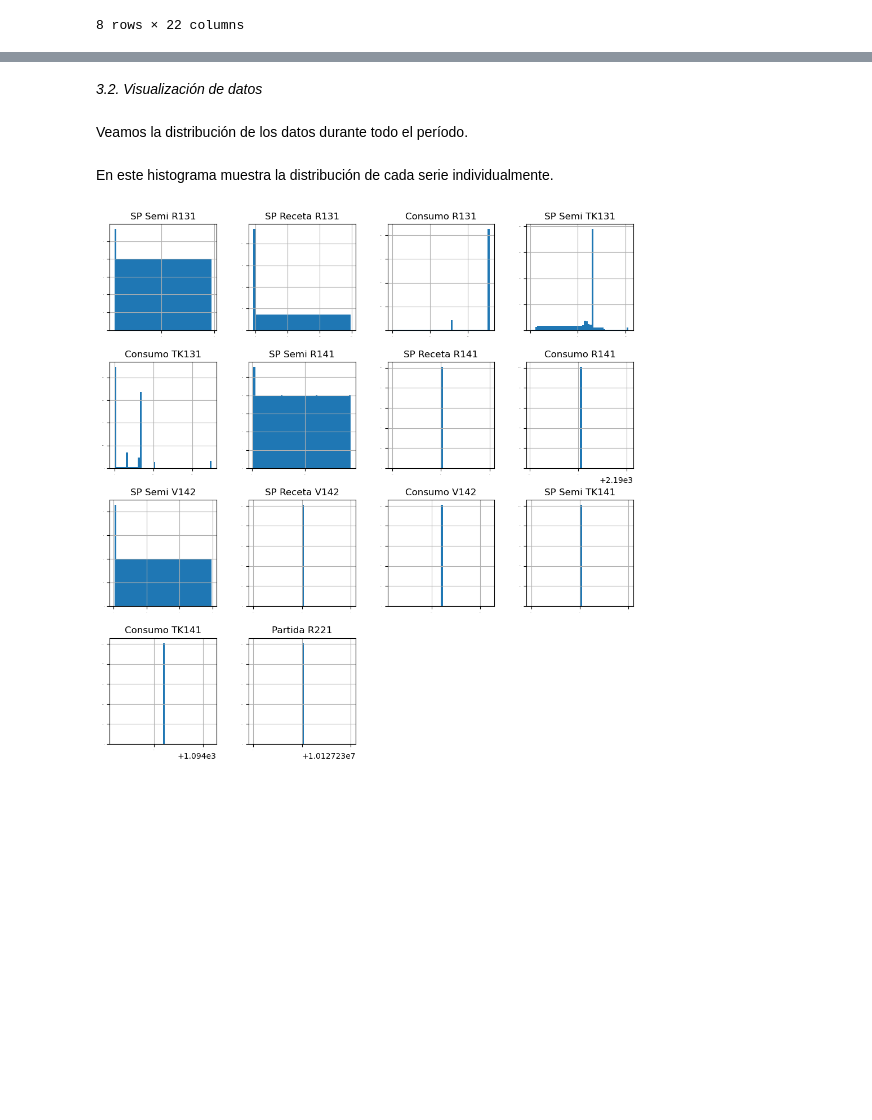
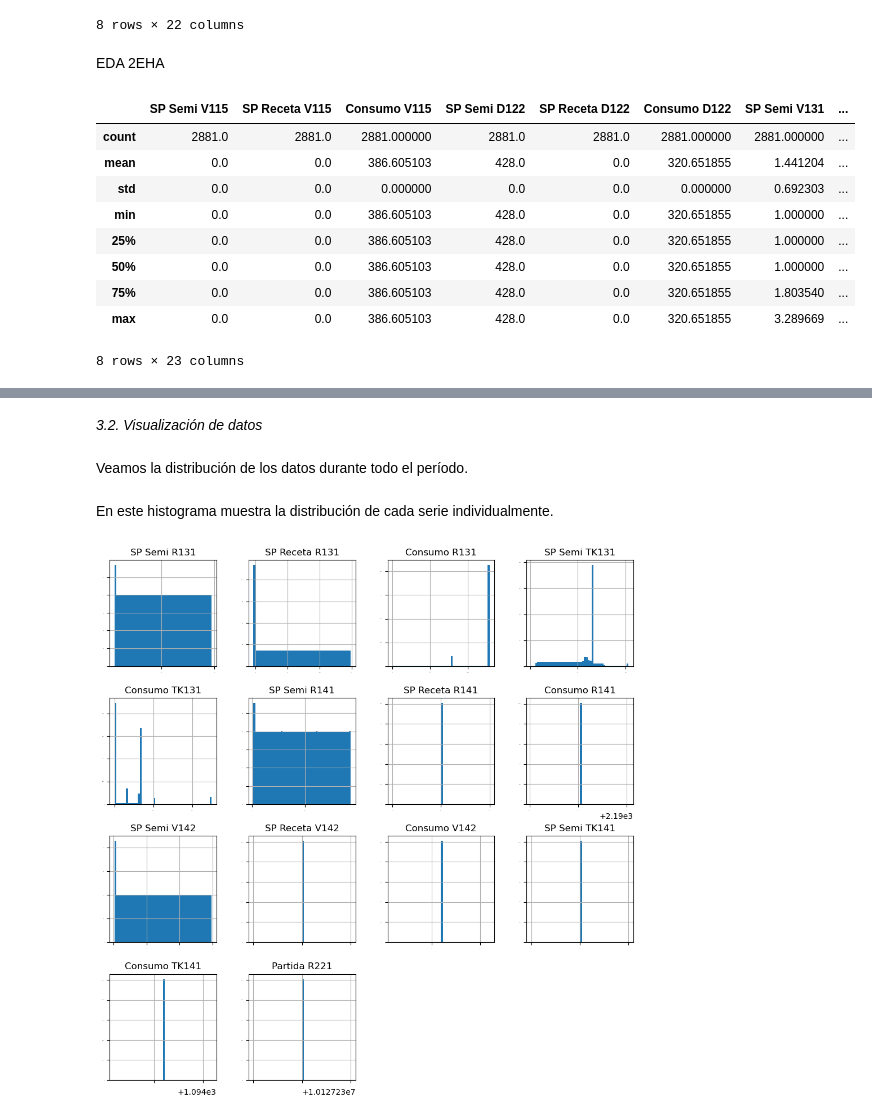
Before and after one commit to AcSsalazar/Proyecto_1_udem, a Jupyter notebook: MP_Consumos_BarbosaV2.ipynb, the cells around one changed output, grey strips where cells are left out. Drawn from its saved outputs; the diff is of its cells as text; code cells hidden in the pictures; blank space fills up the shorter version.

```diff
--- a/MP_Consumos_BarbosaV2.ipynb
+++ b/MP_Consumos_BarbosaV2.ipynb
@@ -133,3 +133,18 @@ sample_dfToluol.describe()
 | 75% | 200.0 | 20.0 | 199.937302 | 27.366781 | 103.0 | 18.574175 | 0.0 | ... |
 | max | 200.0 | 20.0 | 199.937302 | 36.434811 | 103.0 | 26.104517 | 0.0 | ... |
 8 rows × 22 columns
+# %% [markdown]
+EDA 2EHA
+# %%
+sample_df2EHA.describe()
+# %% [output]
+|  | SP Semi V115 | SP Receta V115 | Consumo V115 | SP Semi D122 | SP Receta D122 | Consumo D122 | SP Semi V131 | ... |
+| count | 2881.0 | 2881.0 | 2881.000000 | 2881.0 | 2881.0 | 2881.000000 | 2881.000000 | ... |
+| mean | 0.0 | 0.0 | 386.605103 | 428.0 | 0.0 | 320.651855 | 1.441204 | ... |
+| std | 0.0 | 0.0 | 0.000000 | 0.0 | 0.0 | 0.000000 | 0.692303 | ... |
+| min | 0.0 | 0.0 | 386.605103 | 428.0 | 0.0 | 320.651855 | 1.000000 | ... |
+| 25% | 0.0 | 0.0 | 386.605103 | 428.0 | 0.0 | 320.651855 | 1.000000 | ... |
+| 50% | 0.0 | 0.0 | 386.605103 | 428.0 | 0.0 | 320.651855 | 1.000000 | ... |
+| 75% | 0.0 | 0.0 | 386.605103 | 428.0 | 0.0 | 320.651855 | 1.803540 | ... |
+| max | 0.0 | 0.0 | 386.605103 | 428.0 | 0.0 | 320.651855 | 3.289669 | ... |
+8 rows × 23 columns
```
Also changed, not shown: parts of 10 cells of this notebook.
